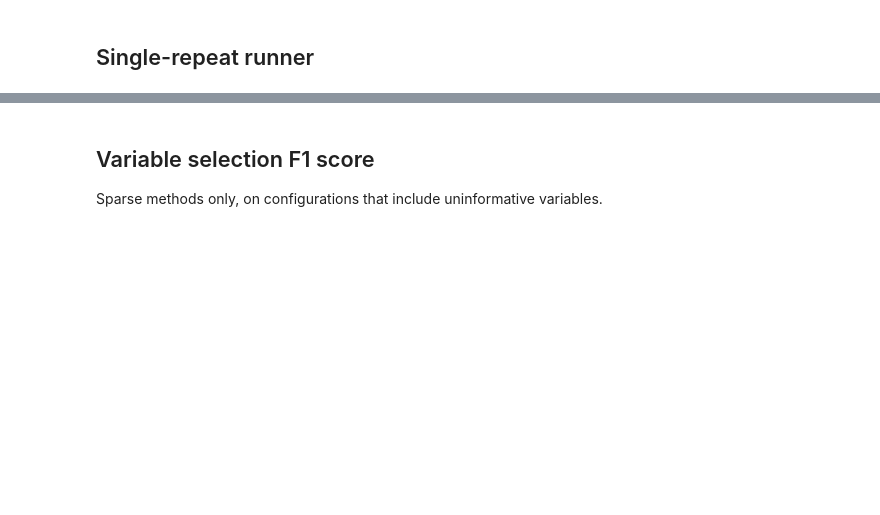
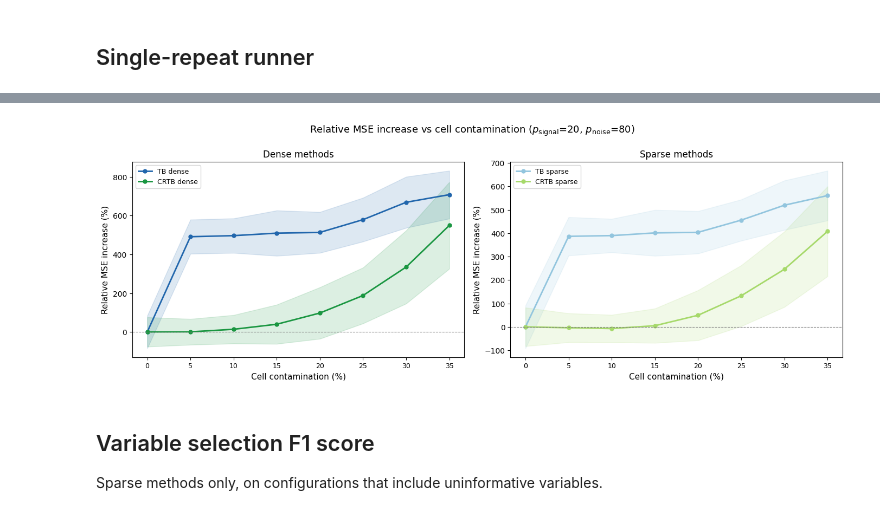
Before and after one commit to SvenSerneels/twoblock, a Jupyter notebook: examples/simulation_crtb.ipynb, the cells around one changed output, grey strips where cells are left out. Cells and saved outputs as stored; diff of their text form; code cells hidden in the pictures; blank space fills up the shorter version.

```diff
--- a/examples/simulation_crtb.ipynb
+++ b/examples/simulation_crtb.ipynb
@@ -573,40 +898,40 @@ KeyboardInterrupt:
 # %%
 fig, axes = plt.subplots(1, 2, figsize=(14, 5))
 
 sweep_labels = {
-    'tb_mse':    ('TB dense',    colors_6['TB dense']),
-    'rtb_mse':   ('RTB dense',   colors_6['RTB dense']),
-    'crtb_mse':  ('CRTB dense',  colors_6['CRTB dense']),
-    'tbs_mse':   ('TB sparse',   colors_6['TB sparse']),
-    'rtbs_mse':  ('RTB sparse',  colors_6['RTB sparse']),
-    'crtbs_mse': ('CRTB sparse', colors_6['CRTB sparse']),
+    'tb_mse':    ('TB dense',    colors_4['TB dense']),
+    'crtb_mse':  ('CRTB dense',  colors_4['CRTB dense']),
+    'tbs_mse':   ('TB sparse',   colors_4['TB sparse']),
+    'crtbs_mse': ('CRTB sparse', colors_4['CRTB sparse']),
 }
 baselines = {m: sweep_results[m]['mean'][0] for m in sweep_methods}
 
 for ax, method_subset, title in [
-    (axes[0], ['tb_mse', 'rtb_mse', 'crtb_mse'],        'Dense methods'),
-    (axes[1], ['tbs_mse', 'rtbs_mse', 'crtbs_mse'],     'Sparse methods'),
+    (axes[0], ['tb_mse', 'crtb_mse'],   'Dense methods'),
+    (axes[1], ['tbs_mse', 'crtbs_mse'], 'Sparse methods'),
 ]:
     for m in method_subset:
         label, color = sweep_labels[m]
         means = np.array(sweep_results[m]['mean'])
         sds   = np.array(sweep_results[m]['sd'])
         rel   = (means - baselines[m]) / max(baselines[m], 1e-10) * 100
         rel_sd = sds / max(baselines[m], 1e-10) * 100
         ax.plot(cont_sweep * 100, rel, 'o-', label=label, color=color, linewidth=2, markersize=5)
         ax.fill_between(cont_sweep * 100, rel - rel_sd, rel + rel_sd, alpha=0.15, color=color)
     ax.axhline(0, color='grey', linestyle='--', linewidth=0.8)
     ax.set_xlabel('Cell contamination (%)')
     ax.set_ylabel('Relative MSE increase (%)')
     ax.set_title(title)
     ax.legend()
 
 fig.suptitle(f'Relative MSE increase vs cell contamination '
              f'($p_{{\\rm signal}}$={p_signal_sw}, $p_{{\\rm noise}}$={p_noise_sw})',
              fontsize=13)
 plt.tight_layout()
 plt.savefig('simulation_crtb_sweep.png', dpi=150, bbox_inches='tight')
 plt.show()
+# %% [output]
+[figure, added]
 # %% [markdown]
 ## Variable selection F1 score
 
```
Also changed, not shown: parts of 35 cells of this notebook, 6 other files.
